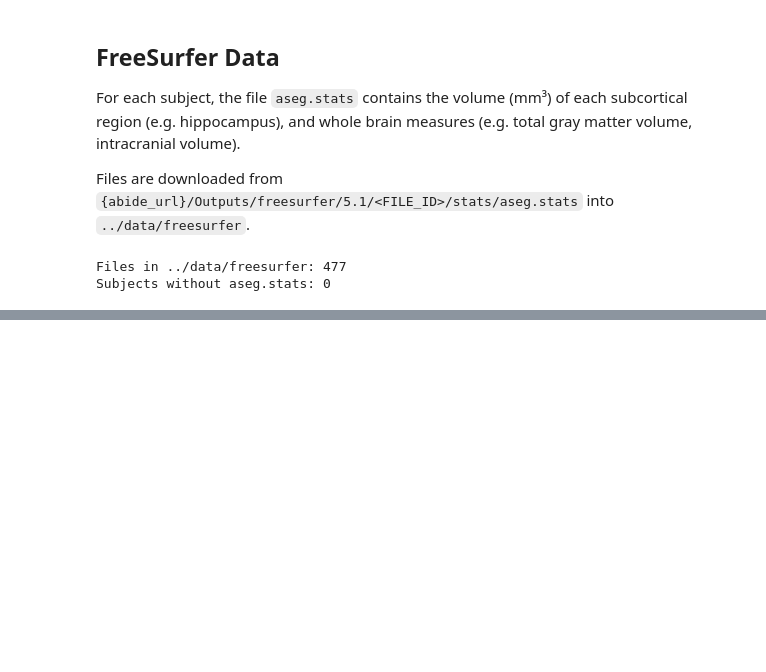
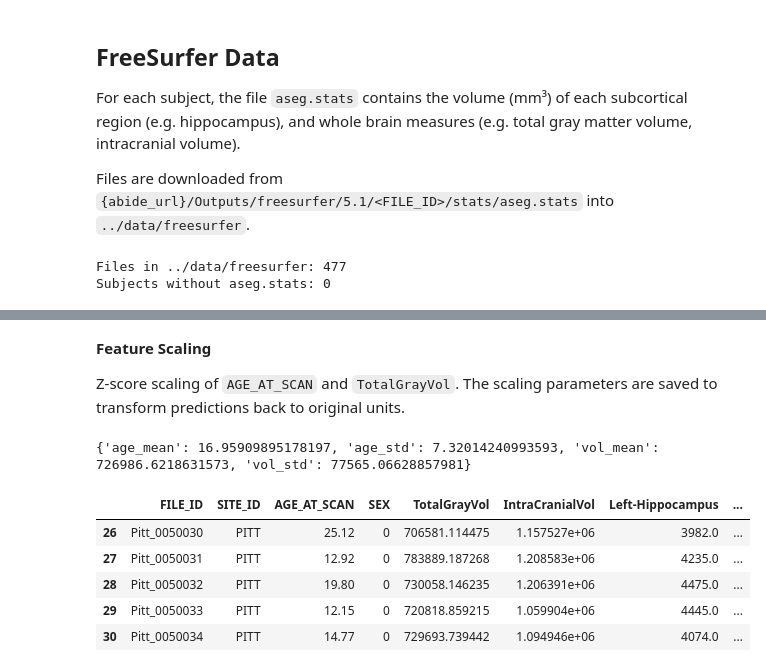
Before and after one commit to Amisor/Deep_NormativeBrain, a Jupyter notebook: notebooks/preprocessing_structural.ipynb, the cells around one changed output, grey strips where cells are left out. Cells and saved outputs as stored; diff of their text form; code cells hidden in the pictures; blank space fills up the shorter version.

```diff
--- a/notebooks/preprocessing_structural.ipynb
+++ b/notebooks/preprocessing_structural.ipynb
@@ -106,0 +212,31 @@ Subjects without aseg.stats: 0
+# %% [markdown]
+**Feature Scaling**
+
+Z-score scaling of `AGE_AT_SCAN` and `TotalGrayVol`. The scaling parameters are saved to transform predictions back to original units.
+# %%
+# Mean and std
+age_mean = float(df['AGE_AT_SCAN'].mean())
+age_std = float(df['AGE_AT_SCAN'].std())
+vol_mean = float(df['TotalGrayVol'].mean())
+vol_std = float(df['TotalGrayVol'].std())
+
+# Scaled columns
+df['Age_scaled'] = (df['AGE_AT_SCAN'] - age_mean) / age_std
+df['TotalGrayVol_scaled'] = (df['TotalGrayVol'] - vol_mean) / vol_std
+
+# Save scaling parameters
+scaling_params = {'age_mean': age_mean, 'age_std': age_std, 'vol_mean': vol_mean, 'vol_std': vol_std}
+os.makedirs("../data/processed", exist_ok=True)
+with open("../data/processed/scaling_params_structural.json", "w") as f:
+    json.dump(scaling_params, f, indent=4)
+
+print(scaling_params)
+df.head()
+# %% [output]
+{'age_mean': 16.95909895178197, 'age_std': 7.32014240993593, 'vol_mean': 726986.6218631573, 'vol_std': 77565.06628857981}
+|  | FILE_ID | SITE_ID | AGE_AT_SCAN | SEX | TotalGrayVol | IntraCranialVol | Left-Hippocampus | ... |
+| 26 | Pitt_0050030 | PITT | 25.12 | 0 | 706581.114475 | 1.157527e+06 | 3982.0 | ... |
+| 27 | Pitt_0050031 | PITT | 12.92 | 0 | 783889.187268 | 1.208583e+06 | 4235.0 | ... |
+| 28 | Pitt_0050032 | PITT | 19.80 | 0 | 730058.146235 | 1.206391e+06 | 4475.0 | ... |
+| 29 | Pitt_0050033 | PITT | 12.15 | 0 | 720818.859215 | 1.059904e+06 | 4445.0 | ... |
+| 30 | Pitt_0050034 | PITT | 14.77 | 0 | 729693.739442 | 1.094946e+06 | 4074.0 | ... |
```
Also changed, not shown: parts of 10 cells of this notebook, 2 other files.
